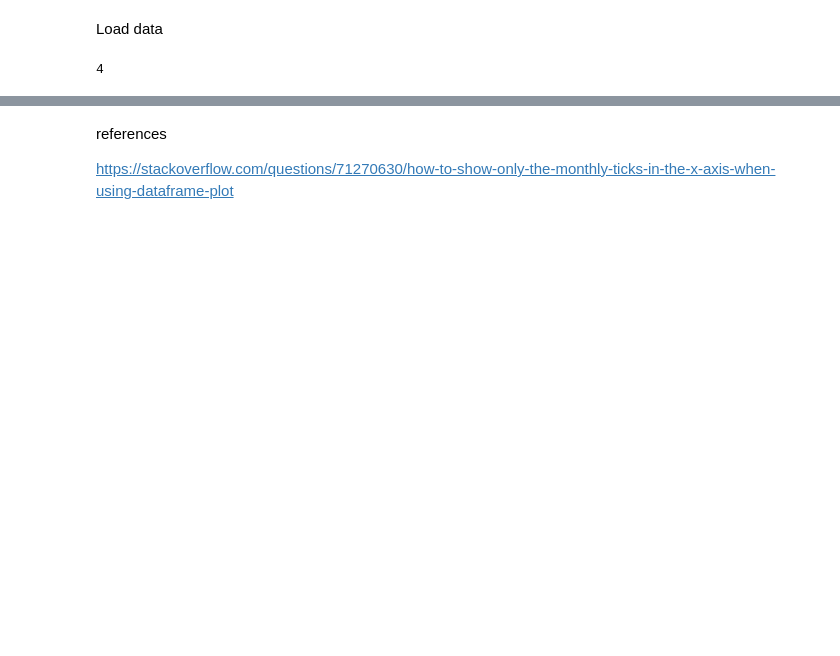
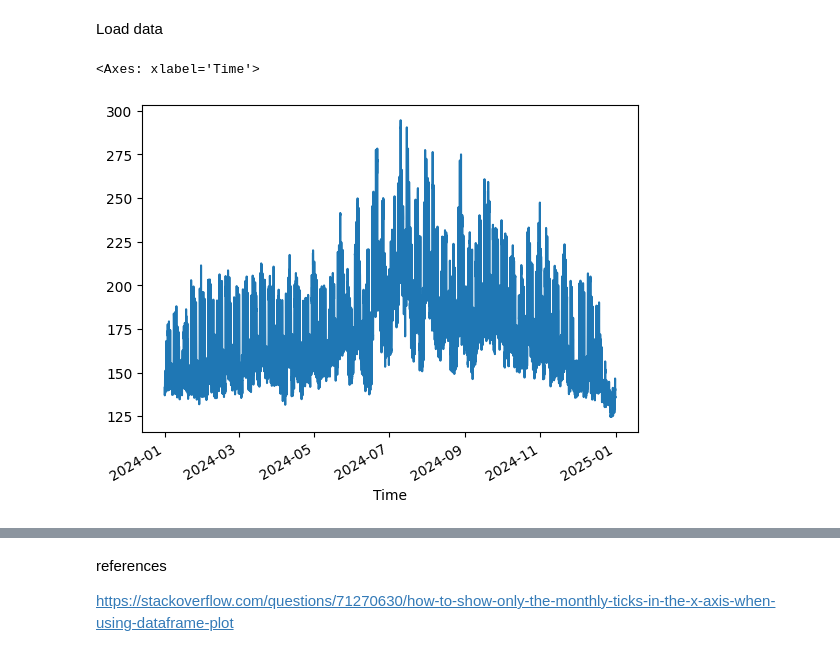
Before and after one commit to FenyaB/BEE5850_Project_Fenya_Arron, a Jupyter notebook: Project implementation code.ipynb, the cells around one changed output, grey strips where cells are left out. Drawn from its saved outputs; the diff is of its cells as text; code cells hidden in the pictures; blank space fills up the shorter version.

```diff
--- a/Project implementation code.ipynb
+++ b/Project implementation code.ipynb
@@ -40,10 +40,6 @@ weather_data = weather_data.drop(weather_data.index.difference(energy_data.index
 energy_data = energy_data.drop(energy_data.index.difference(weather_data.index))
 # %%
 energy_data = energy_data.drop(['ts','Zone'], axis=1)
-# %%
-energy_data.index[4].hour
-# %% [output]
-4
 # %%
 y = energy_data.to_numpy().reshape(-1, 1)
 nan_data = (np.isnan(y))
@@ -55,3 +51,8 @@ temp = np.repeat(weather_data.iloc[:,[4]], energy_data.shape[1]).reshape(-1, 1)[
 
 # x_lat =x_lat.reshape(-1, 1)[~nan_data].reshape(-1, 1)
 # x_lon =x_lon.reshape(-1, 1)[~nan_data].reshape(-1, 1)
+# %%
+energy_data['MorrisonHall'].plot()
+# %% [output]
+<Axes: xlabel='Time'>
+[figure, added]
```
Also changed, not shown: parts of 32 cells of this notebook.
